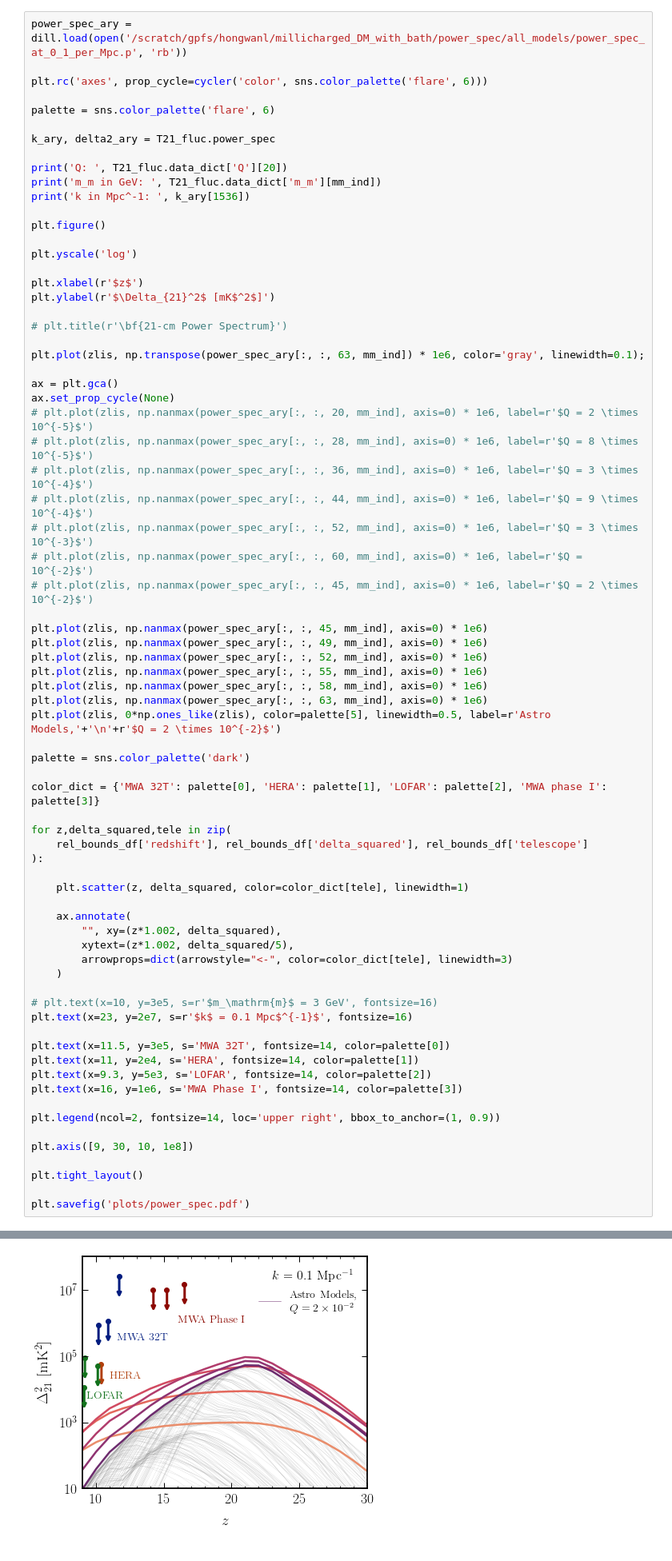
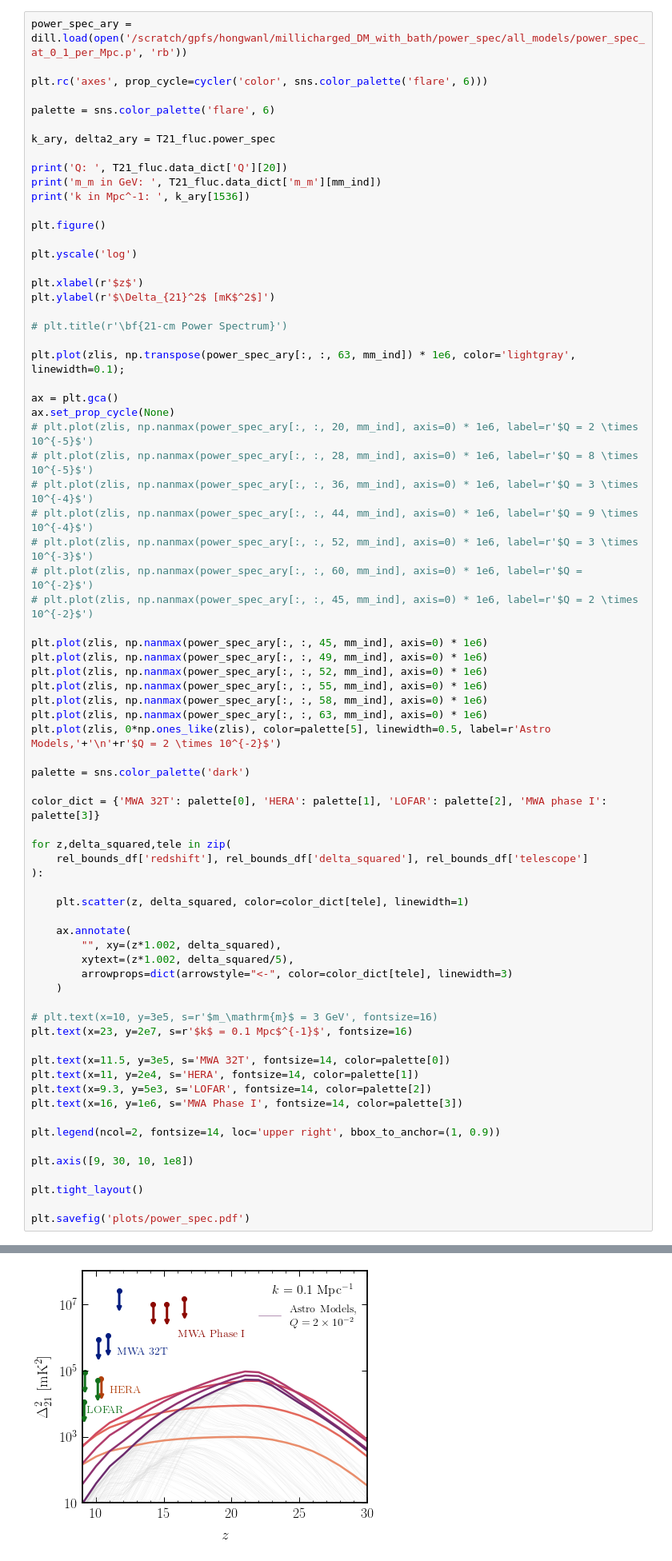
Before and after one commit to hongwanliu/millicharged_DM_with_bath, a Jupyter notebook: notebooks/combine_diff_models.ipynb, the cells around one changed output, grey strips where cells are left out. Shown at 80% size. Saved outputs shown, nothing was run; the diff lists cells and outputs as text.

```diff
--- a/notebooks/combine_diff_models.ipynb
+++ b/notebooks/combine_diff_models.ipynb
@@ -277,7 +277,7 @@ plt.ylabel(r'$\Delta_{21}^2$ [mK$^2$]')
 
 # plt.title(r'\bf{21-cm Power Spectrum}')
 
-plt.plot(zlis, np.transpose(power_spec_ary[:, :, 63, mm_ind]) * 1e6, color='gray', linewidth=0.1);
+plt.plot(zlis, np.transpose(power_spec_ary[:, :, 63, mm_ind]) * 1e6, color='lightgray', linewidth=0.1);
 
 ax = plt.gca()
 ax.set_prop_cycle(None)
@@ -305,34 +305,34 @@ for z,delta_squared,tele in zip(
     rel_bounds_df['redshift'], rel_bounds_df['delta_squared'], rel_bounds_df['telescope']
 ):
 
     plt.scatter(z, delta_squared, color=color_dict[tele], linewidth=1)
 
     ax.annotate(
         "", xy=(z*1.002, delta_squared),
         xytext=(z*1.002, delta_squared/5),
         arrowprops=dict(arrowstyle="<-", color=color_dict[tele], linewidth=3)
     )
 
 # plt.text(x=10, y=3e5, s=r'$m_\mathrm{m}$ = 3 GeV', fontsize=16)
 plt.text(x=23, y=2e7, s=r'$k$ = 0.1 Mpc$^{-1}$', fontsize=16)
 
 plt.text(x=11.5, y=3e5, s='MWA 32T', fontsize=14, color=palette[0])
 plt.text(x=11, y=2e4, s='HERA', fontsize=14, color=palette[1])
 plt.text(x=9.3, y=5e3, s='LOFAR', fontsize=14, color=palette[2])
 plt.text(x=16, y=1e6, s='MWA Phase I', fontsize=14, color=palette[3])
 
 plt.legend(ncol=2, fontsize=14, loc='upper right', bbox_to_anchor=(1, 0.9))
 
 plt.axis([9, 30, 10, 1e8])
 
 plt.tight_layout()
 
 plt.savefig('plots/power_spec.pdf')
 # %% [output]
 Q:  2.2300500321347896e-05
 m_m in GeV:  3.0
 k in Mpc^-1:  0.10028091636980907
-[figure, old version]
+[figure, new version]
 # %% [markdown]
 ## Global Signal vs. Power Spectrum
 # %%
```
Also changed, not shown: parts of 1 cell of this notebook, 2 other files.
